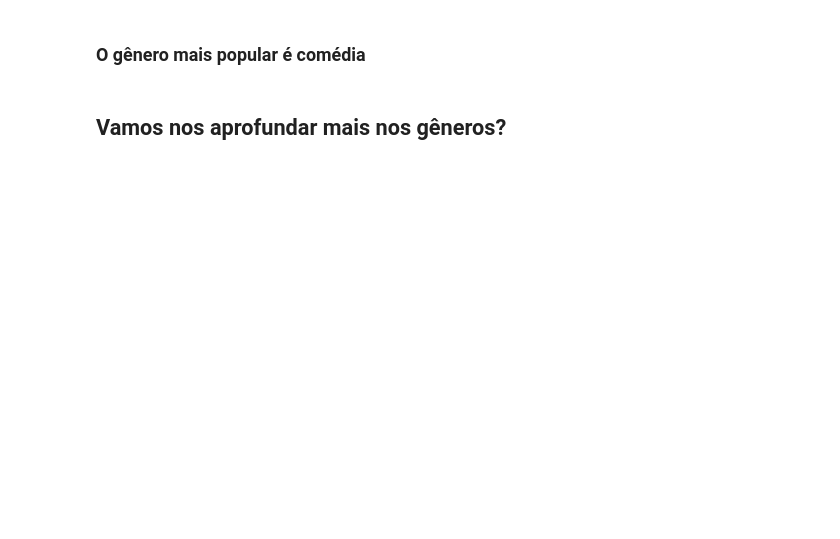
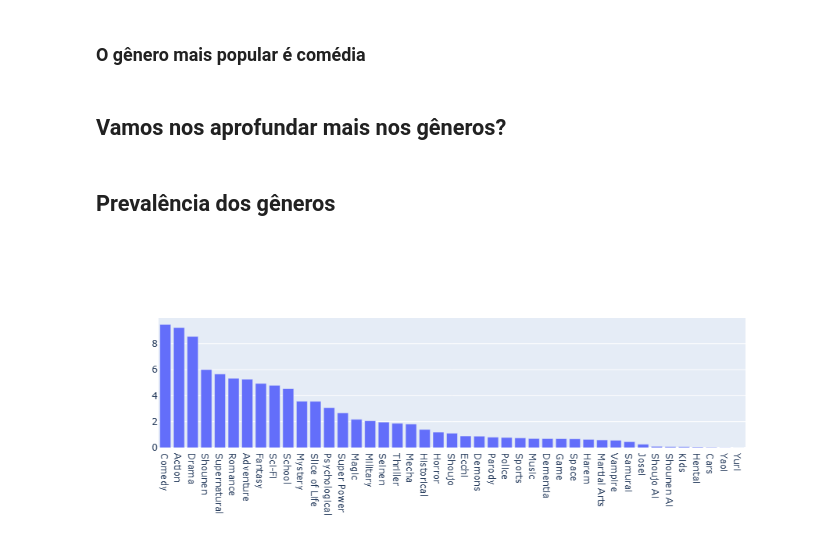
Before and after one commit to VFLins/data_glow_up_anime, a Jupyter notebook: index.ipynb, the cells around one changed output. Drawn from its saved outputs; the diff is of its cells as text; code cells hidden in the pictures; blank space fills up the shorter version.

```diff
--- a/index.ipynb
+++ b/index.ipynb
@@ -25,3 +33,13 @@ males_percent = print("{:.1f}%".format(males_amount/profiles_amount *100))
 # %%
-profiles.sum(numeric_only=True).sort_values(ascending=False)
+# Genero mais prevalente
+anime_genres = [
+    "Comedy", "Sports", "Drama", "School", "Shounen", "Music",
+    "Romance", "Sci-Fi", "Adventure", "Mystery", "Fantasy", "Action",
+    "Military", "Magic", "Supernatural", "Vampire", "Slice of Life",
+    "Demons", "Historical", "Super Power", "Mecha", "Parody", "Samurai",
+    "Seinen", "Police", "Psychological", "Josei", "Space", "Kids",
+    "Shoujo Ai", "Ecchi", "Shoujo", "Horror", "Shounen Ai", "Cars",
+    "Martial Arts", "Game", "Thriller", "Dementia", "Harem", "Hentai",
+    "Yaoi", "Yuri"]
+profiles[anime_genres].sum().idxmax()
 # %% [output]
@@ -46,3 +48,20 @@ dtype: float64
 ### O gênero mais popular é comédia
 # %% [markdown]
 ## Vamos nos aprofundar mais nos gêneros?
+# %% [markdown]
+## Prevalência dos gêneros
+# %%
+#
+temp = profiles[anime_genres].sum().reset_index()
+temp.columns = ("Gênero", "Prevalência")
+temp["Prevalência"] = temp["Prevalência"]\
+    .apply(lambda x: x/temp["Prevalência"].sum() *100)
+temp.sort_values(by="Prevalência", inplace=True, ascending=False)
+
+fig = go.Figure(
+    data=go.Bar(x=temp["Gênero"], y=temp["Prevalência"])
+)
+#fig.layout(yaxis=dict(tickformat=".2%"))
+fig.show()
+# %% [output]
+[figure, added]
```
Also changed, not shown: parts of 7 cells of this notebook.
